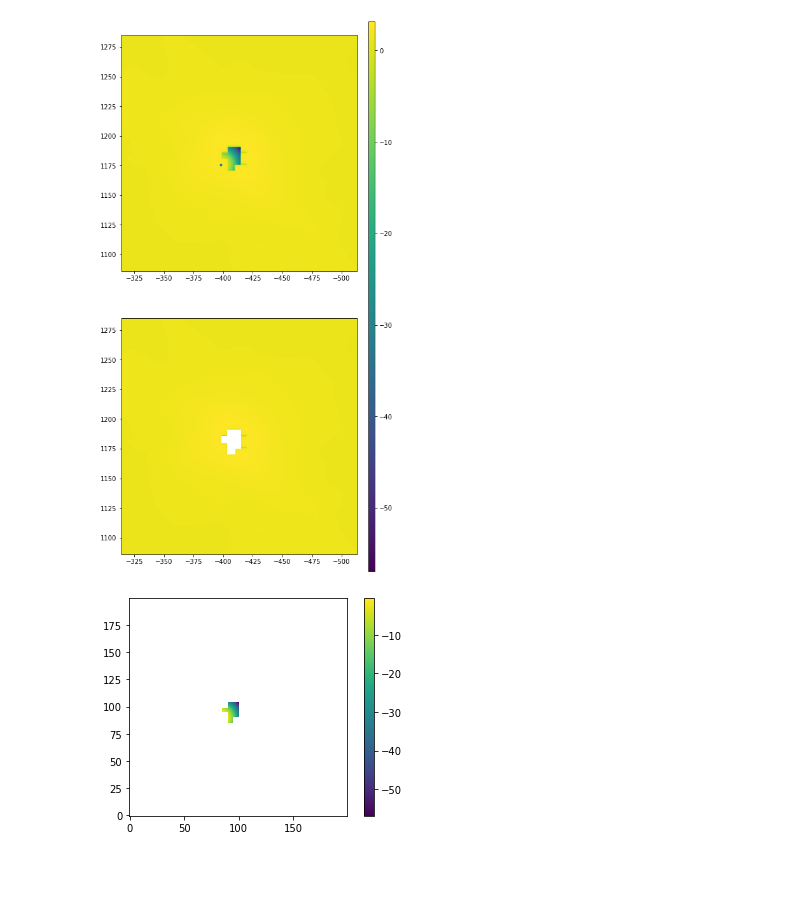
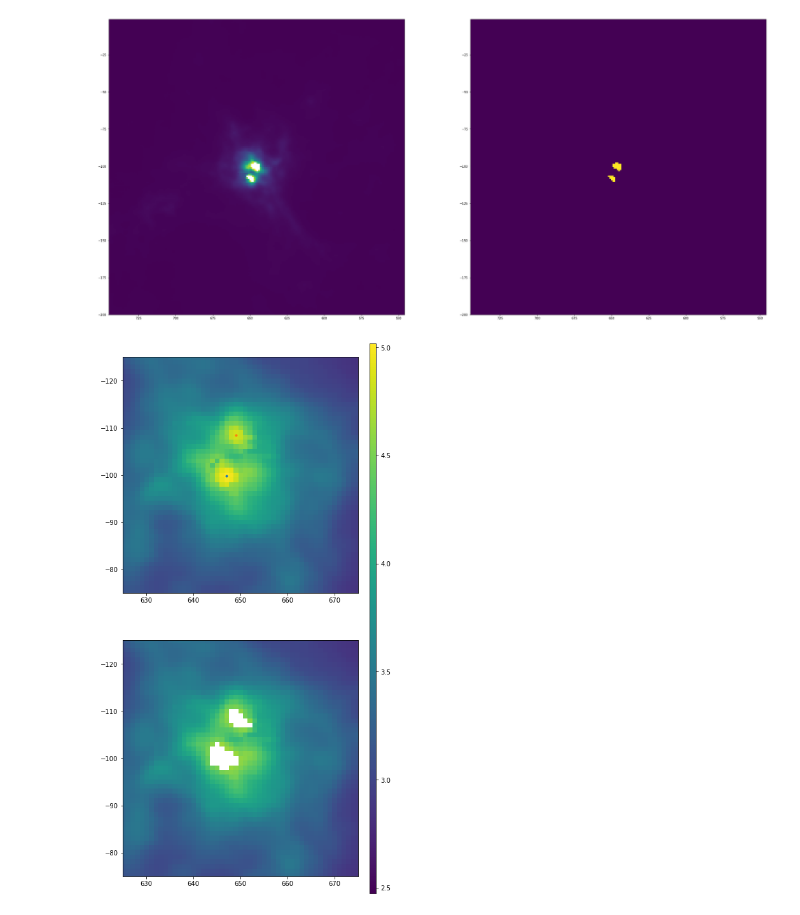
Before and after one commit to martimmcdc/2d-gaussian-fitting, a Jupyter notebook: Untitled.ipynb, the cells around one changed output. Drawn from its saved outputs; the diff is of its cells as text; code cells hidden in the pictures; blank space fills up the shorter version.

```diff
--- a/Untitled.ipynb
+++ b/Untitled.ipynb
@@ -52,21 +43,35 @@ plt.show()
 # %%
-n_peaks = 1
+lim1 = 0
+lim2 = None
+data = data[lim1:lim2,lim1:lim2]
+sat_area = sat_area[lim1:lim2,lim1:lim2]
+x = x[lim1:lim2]
+y = y[lim1:lim2]
+grid = np.meshgrid(x,y)
+fig = plt.figure(figsize=(30,15*ny/nx))
+ax1 = plt.axes([0,0,0.45,1])
+ax2 = plt.axes([0.55,0,0.45,1])
+ax1.imshow(data,origin='lower',extent=(x[0],x[-1],y[0],y[-1]))
+ax2.imshow(sat_area,origin='lower',extent=(x[0],x[-1],y[0],y[-1]))
+plt.show()
 
-params,image = fit(grid,data0,sat_area,peaks=n_peaks)
+n_peaks = 2
+
+params,image = fit(grid,data,sat_area,peaks=n_peaks)
+fits.writeto('sat_images_corrected/im250_sat_13_fixed.fits',image,header,overwrite=True)
 min_val,max_val = np.min(np.log10(image)),np.max(np.log10(image))
 
 fig,axs = plt.subplots(2,1,figsize=(15,15*ny/nx))
 ax1 = axs[0].imshow(np.log10(image),origin='lower',extent=(x[0],x[-1],y[0],y[-1]),vmin=min_val,vmax=max_val)
-ax2 = axs[1].imshow(np.log10(data0),origin='lower',extent=(x[0],x[-1],y[0],y[-1]),vmin=min_val,vmax=max_val)
+ax2 = axs[1].imshow(np.log10(data),origin='lower',extent=(x[0],x[-1],y[0],y[-1]),vmin=min_val,vmax=max_val)
 cax = plt.axes([0.7, 0.1, 0.01, 0.8])
 for i in range(n_peaks):
     axs[0].plot(params[i*3],params[i*3+1],'.')
+for i in range(2):
+    axs[i].set_xlim(625,675)
+    axs[i].set_ylim(-75,-125)
 plt.colorbar(ax1,cax=cax)
 plt.show()
-
-plt.imshow(np.log10(np.abs(image-data0)),origin='lower')
-plt.colorbar()
-plt.show()
 # %% [output]
-[figure, old version]
+[figure, new version]
-[figure, old version]
+[figure, new version]
```
Also changed, not shown: parts of 4 cells of this notebook, 8 other files.
